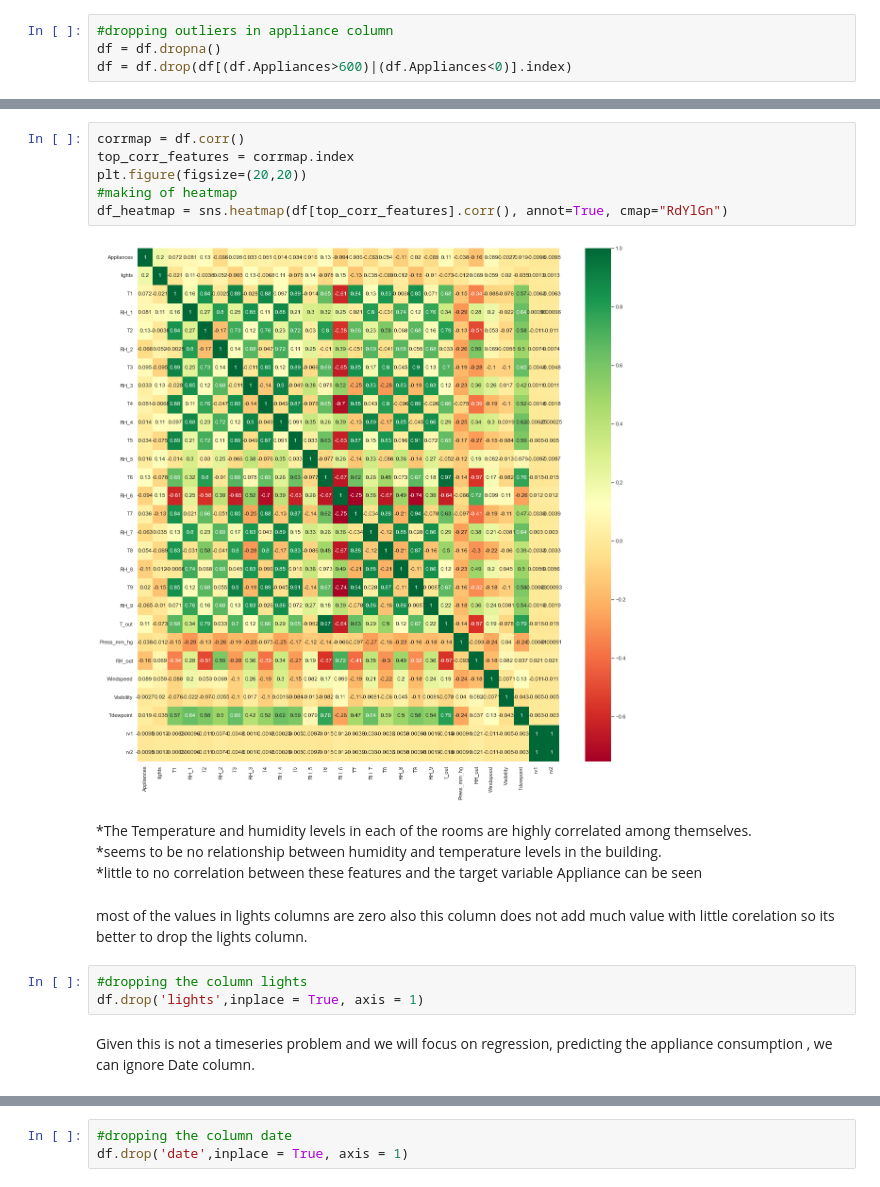
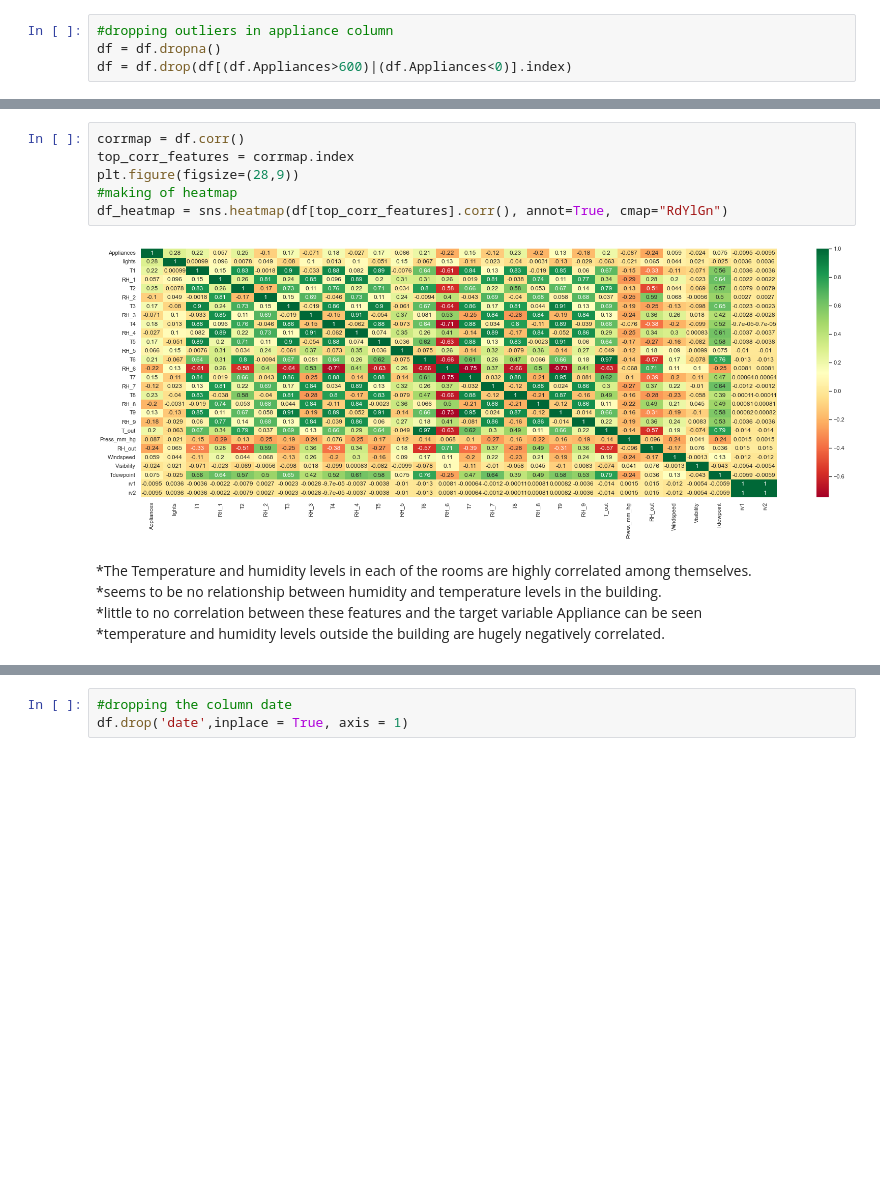
Before and after one commit to iam-ajitkumartoppo/appliance_energy_prediction, a Jupyter notebook: Appliance-Energy-Prediction.ipynb, the cells around one changed output, grey strips where cells are left out. Drawn from its saved outputs; the diff is of its cells as text; blank space fills up the shorter version.

```diff
--- a/Appliance-Energy-Prediction.ipynb
+++ b/Appliance-Energy-Prediction.ipynb
@@ -151,19 +165,13 @@ dtype: int64
 # %%
 corrmap = df.corr()
 top_corr_features = corrmap.index
-plt.figure(figsize=(20,20))
+plt.figure(figsize=(28,9))
 #making of heatmap
 df_heatmap = sns.heatmap(df[top_corr_features].corr(), annot=True, cmap="RdYlGn")
 # %% [output]
-[figure, old version]
+[figure, new version]
-# %% [markdown]
-*The Temperature and humidity levels in each of the rooms are highly correlated among themselves.<br>
-*seems to be no relationship between humidity and temperature levels in the building.<br>
-*little to no correlation between these features and the target variable Appliance can be seen
-# %% [markdown]
-most of the values in lights columns are zero also this column does not add much value with little corelation so its better to drop the lights column.
-# %%
-#dropping the column lights
-df.drop('lights',inplace = True, axis = 1)
-# %% [markdown]
-Given this is not a timeseries problem and we will focus on regression, predicting the appliance consumption , we can ignore Date column.
+# %% [markdown]
+*The Temperature and humidity levels in each of the rooms are highly correlated among themselves.<br>
+*seems to be no relationship between humidity and temperature levels in the building.<br>
+*little to no correlation between these features and the target variable Appliance can be seen<br>
+*temperature and humidity levels outside the building are hugely negatively correlated.
```
Also changed, not shown: parts of 32 cells of this notebook.
